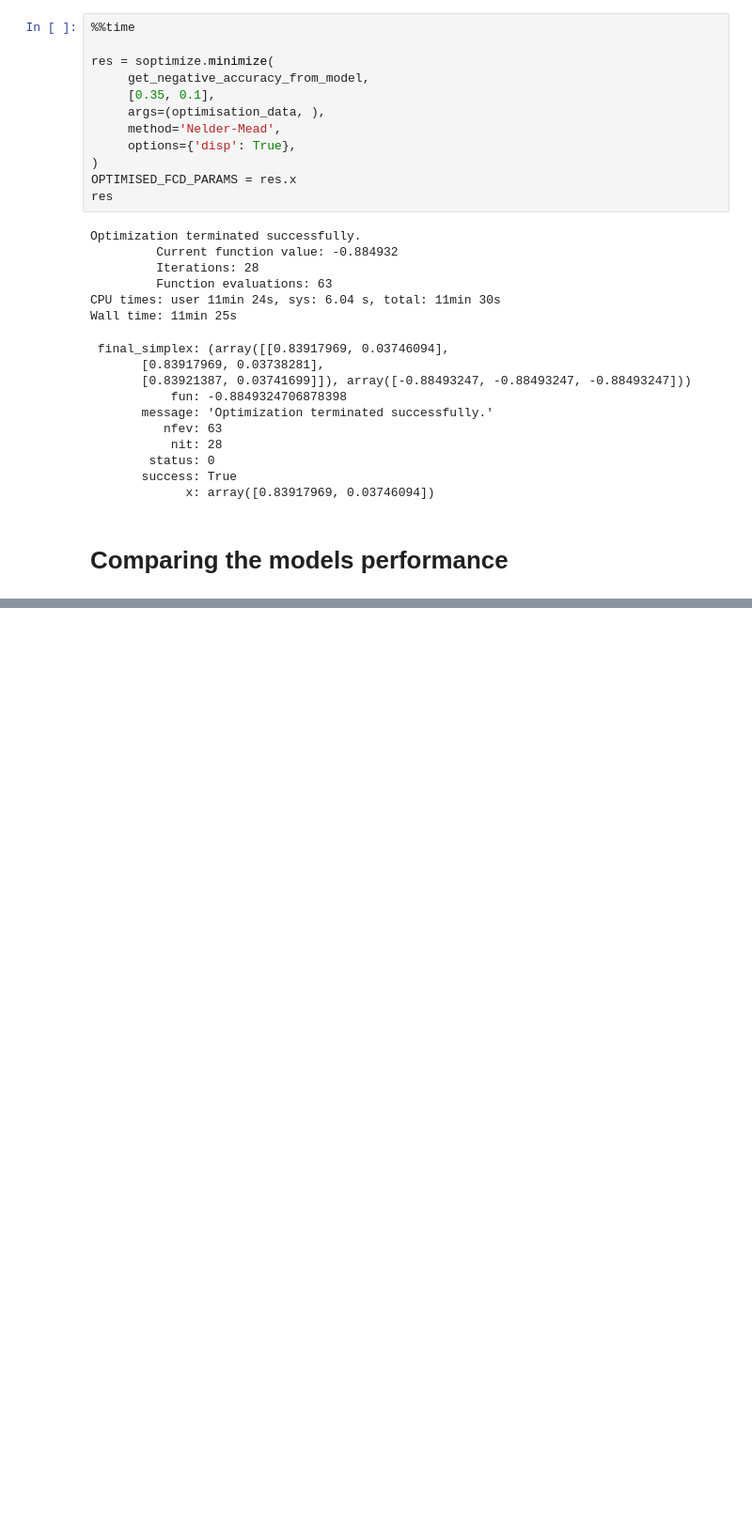
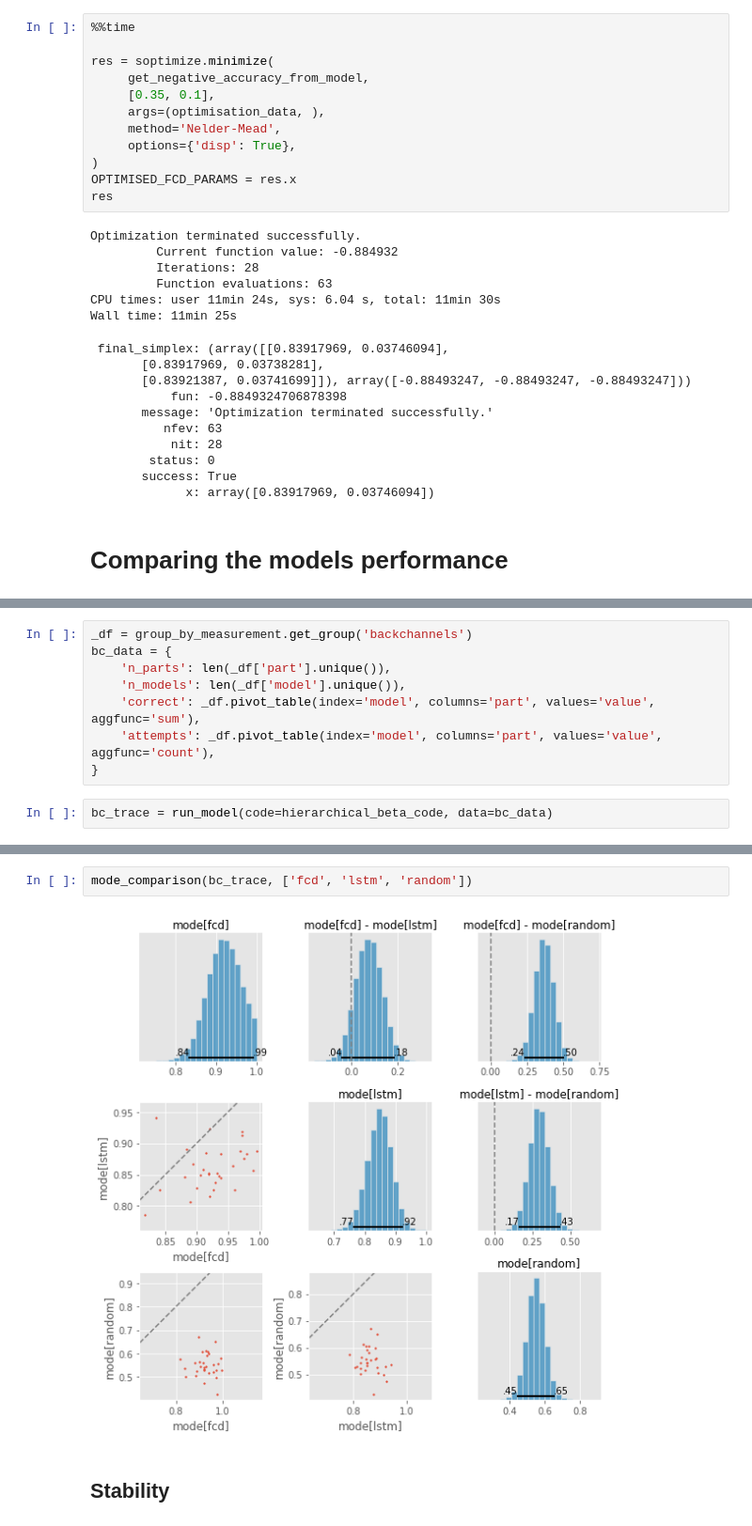
Before and after one commit to Nagasaki45/floor-control, a Jupyter notebook: experiments/analysis.ipynb, the cells around one changed output, grey strips where cells are left out. Shown at 94% size. Saved outputs shown, nothing was run; the diff lists cells and outputs as text; blank space fills up the shorter version.

```diff
--- a/experiments/analysis.ipynb
+++ b/experiments/analysis.ipynb
@@ -322,0 +434,10 @@ models_stats_df = pd.DataFrame(models_stats_gen(average_floor_duration))
+# %%
+_df = group_by_measurement.get_group('backchannels')
+bc_data = {
+    'n_parts': len(_df['part'].unique()),
+    'n_models': len(_df['model'].unique()),
+    'correct': _df.pivot_table(index='model', columns='part', values='value', aggfunc='sum'),
+    'attempts': _df.pivot_table(index='model', columns='part', values='value', aggfunc='count'),
+}
+# %%
+bc_trace = run_model(code=hierarchical_beta_code, data=bc_data)
@@ -322,0 +448,6 @@ models_stats_df = pd.DataFrame(models_stats_gen(average_floor_duration))
+# %%
+mode_comparison(bc_trace, ['fcd', 'lstm', 'random'])
+# %% [output]
+[figure, added]
+# %% [markdown]
+## Stability
```
Also changed, not shown: parts of 33 cells of this notebook, 3 other files.
